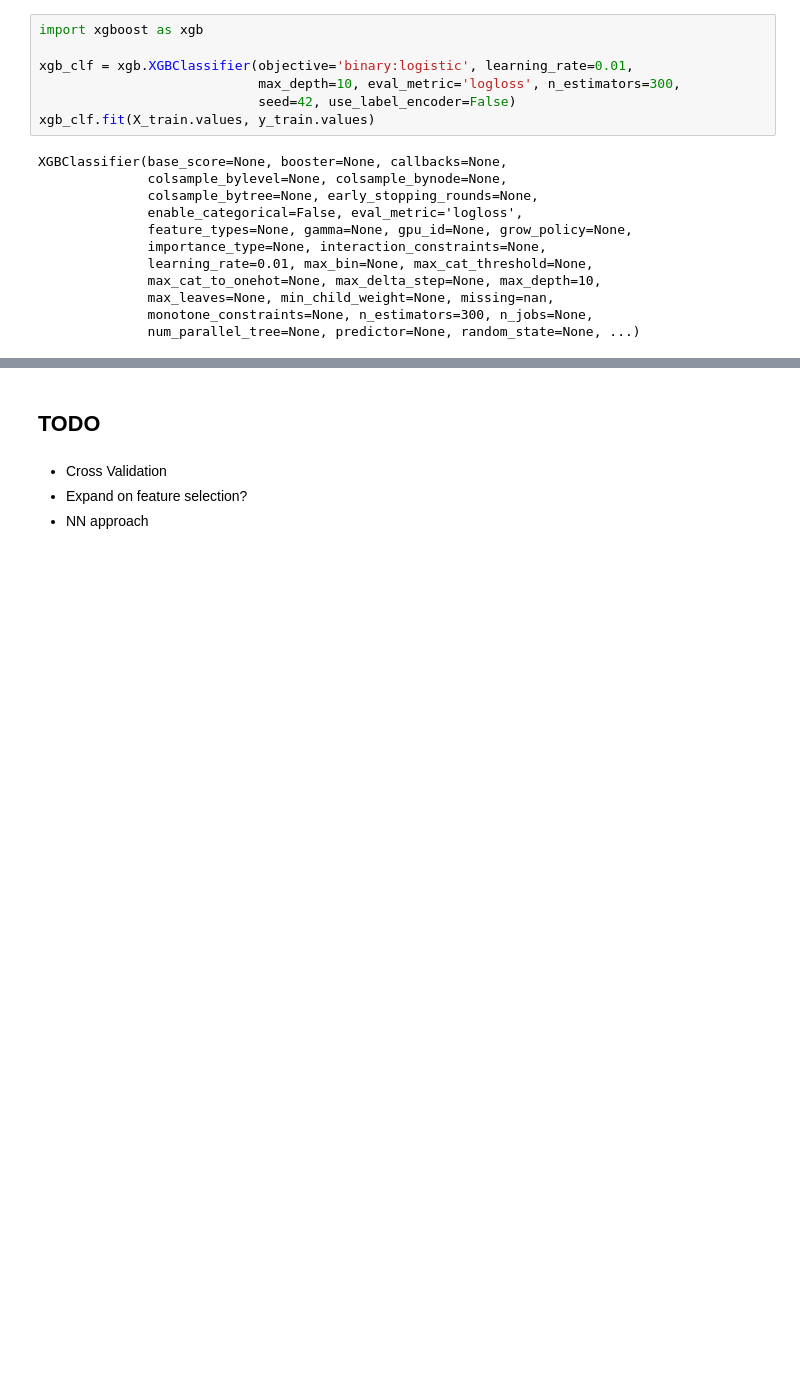
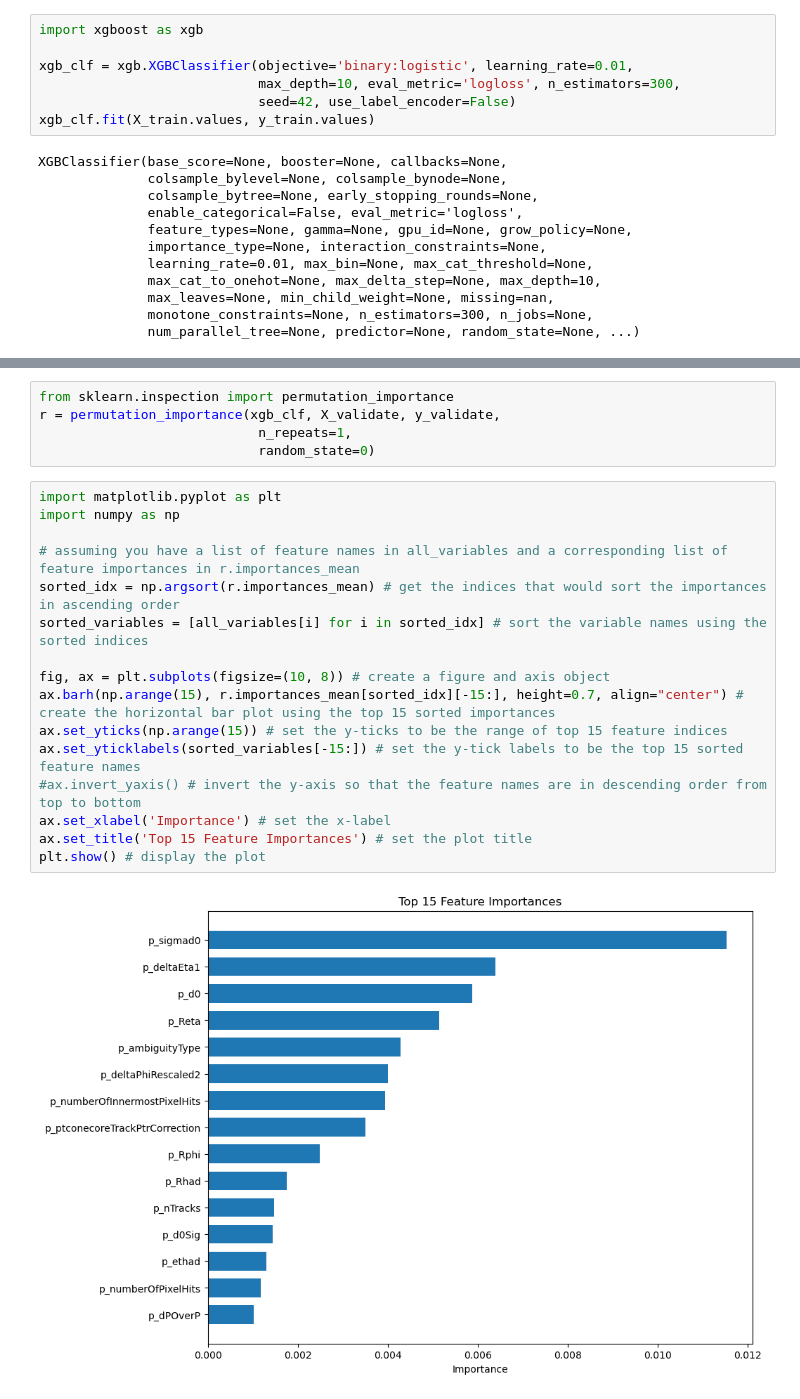
Before and after one commit to JuFo96/AppliedML2023, a Jupyter notebook: InitialProject/Project.ipynb, the cells around one changed output, grey strips where cells are left out. Drawn from its saved outputs; the diff is of its cells as text; blank space fills up the shorter version.

```diff
--- a/InitialProject/Project.ipynb
+++ b/InitialProject/Project.ipynb
@@ -100,6 +88,23 @@ Validation accuracy: 90.69%
-# %% [markdown]
-## TODO
-# %% [markdown]
-* Cross Validation
-* Expand on feature selection?
-* NN approach
+# %%
+from sklearn.inspection import permutation_importance
+r = permutation_importance(xgb_clf, X_validate, y_validate,
+                            n_repeats=1,
+                            random_state=0)
+# %%
+import matplotlib.pyplot as plt
+import numpy as np
+
+# assuming you have a list of feature names in all_variables and a corresponding list of feature importances in r.importances_mean
+sorted_idx = np.argsort(r.importances_mean) # get the indices that would sort the importances in ascending order
+sorted_variables = [all_variables[i] for i in sorted_idx] # sort the variable names using the sorted indices
+
+fig, ax = plt.subplots(figsize=(10, 8)) # create a figure and axis object
+ax.barh(np.arange(15), r.importances_mean[sorted_idx][-15:], height=0.7, align="center") # create the horizontal bar plot using the top 15 sorted importances
+ax.set_yticks(np.arange(15)) # set the y-ticks to be the range of top 15 feature indices
+ax.set_yticklabels(sorted_variables[-15:]) # set the y-tick labels to be the top 15 sorted feature names
+#ax.invert_yaxis() # invert the y-axis so that the feature names are in descending order from top to bottom
+ax.set_xlabel('Importance') # set the x-label
+ax.set_title('Top 15 Feature Importances') # set the plot title
+plt.show() # display the plot
+# %% [output]
+[figure, added]
```
Also changed, not shown: parts of 13 cells of this notebook, 1 other file.
